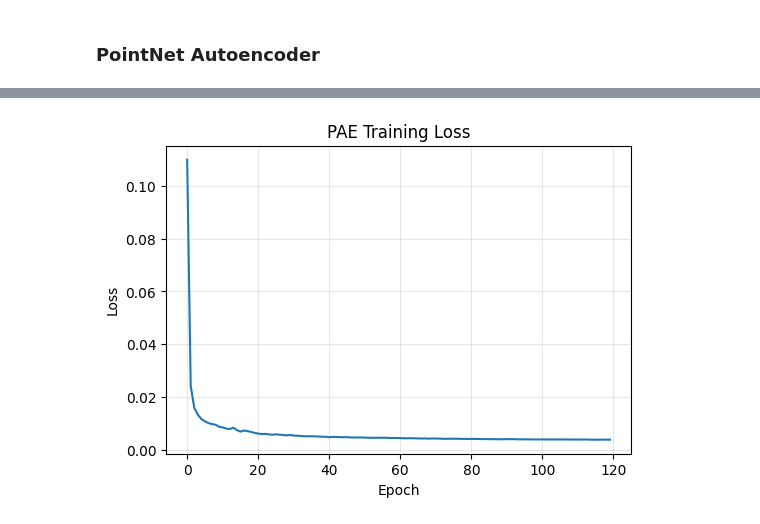
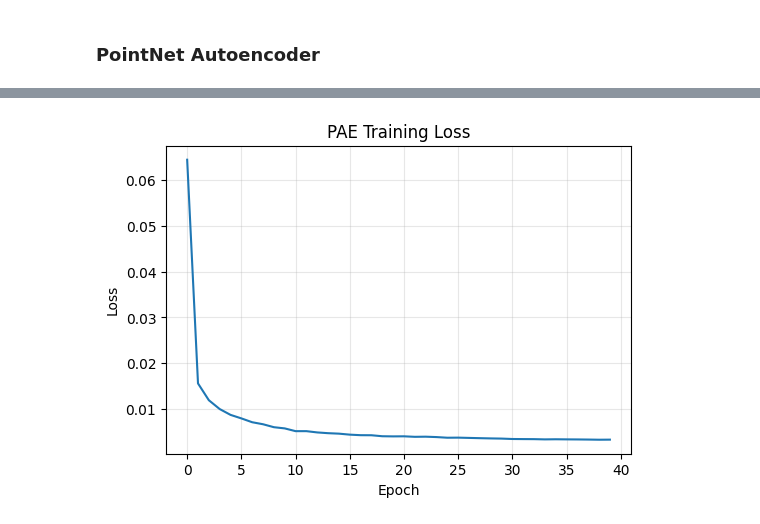
Before and after one commit to RadioActiveBlackTi/nn-experimental-toybooks, a Jupyter notebook: 05-point-cloud-autoencoder.ipynb, the cells around one changed output, grey strips where cells are left out. Cells and saved outputs as stored; diff of their text form; code cells hidden in the pictures.

```diff
--- a/05-point-cloud-autoencoder.ipynb
+++ b/05-point-cloud-autoencoder.ipynb
@@ -143,24 +231,14 @@ class STNKd(nn.Module):
         x = x.view(-1, self.k, self.k)  # (B, k, k)
         return x
 # %%
-class PointNetEncoder(nn.Module):
-    def __init__(self, latent_dim=64):
+class PointNetFeature(nn.Module):
+    def __init__(self):
         super().__init__()
         self.input_transform = STNKd(3)
         self.conv1 = nn.Sequential(nn.Conv1d(3, 64, 1), nn.BatchNorm1d(64))
         self.feature_transform = STNKd(64)
         self.conv2 = nn.Sequential(nn.Conv1d(64, 128, 1), nn.BatchNorm1d(128))
         self.conv3 = nn.Sequential(nn.Conv1d(128, 1024, 1), nn.BatchNorm1d(1024))
-
-        self.fc = nn.Sequential(
-            nn.Linear(1024, 512),
-            nn.BatchNorm1d(512),
-            nn.ReLU(),
-            nn.Linear(512, 256),
-            nn.BatchNorm1d(256),
-            nn.ReLU(),
-            nn.Linear(256, latent_dim)
-        )
 
     def forward(self, x):
         # Input: (B, N, 3)
@@ -174,9 +252,30 @@ class PointNetEncoder(nn.Module):
         x = F.relu(self.conv2(x))  # (B, 128, N)
         x = F.relu(self.conv3(x))  # (B, 1024, N)
         x = torch.max(x, 2)[0]  # (B, 1024)
-        x = self.fc(x)  # (B, latent_dim)
 
         return x, t3, t64 # should regularize t3, t64 to orthogonal matrices
+# %%
+class PointNetEncoder(nn.Module):
+    def __init__(self, latent_dim=64):
+        super().__init__()
+        self.pointnet_feature = PointNetFeature()
+        self.fc = nn.Sequential(
+            nn.Linear(1024, 512),
+            nn.BatchNorm1d(512),
+            nn.ReLU(),
+            nn.Linear(512, 256),
+            nn.BatchNorm1d(256),
+            nn.ReLU(),
+            nn.Linear(256, latent_dim)
+        )
+
+    def forward(self, x):
+        # Input: (B, N, 3)
+        # Output: (B, latent_dim)
+        features, t3, t64 = self.pointnet_feature(x)  # (B, 1024)
+        x = self.fc(features)  # (B, latent_dim)
+
+        return x, t3, t64 # should regularize t3, t64 to orthogonal matrices
 # %%
 def orthogonal_regularization(t, reg_weight=1e-3):
     # t: (B, k, k)
@@ -338,7 +437,7 @@ def train_PAE(pae, dataloader, n_epochs=120, lr=3e-4, weight_decay=1e-4):
             data = data.to(device).float()  # (B, N, 3)
             optimizer.zero_grad()
 
-            loss = pae.loss_forward(data, reg_weight=1e-3)
+            loss = pae.loss_forward(data)
             loss.backward()
             torch.nn.utils.clip_grad_norm_(list(pae.parameters()), max_norm=1.0)
             optimizer.step()
@@ -353,10 +452,12 @@ def train_PAE(pae, dataloader, n_epochs=120, lr=3e-4, weight_decay=1e-4):
 
     return losses
 # %%
+epochs = 40
+
 ldim = 64
 PAE = PointCloudAutoencoder(latent_dim=ldim, n_points=2048).to(device)
 
-losses = train_PAE(PAE, trainloader, n_epochs=120, lr=3e-4, weight_decay=1e-4)
+losses = train_PAE(PAE, trainloader, n_epochs=epochs, lr=3e-4, weight_decay=1e-4)
 
 plt.figure(figsize=(6, 4))
 plt.plot(losses)
@@ -386,4 +487,4 @@ Epoch 120/120, Loss: 0.003922, LR: 1.000000e-05
-[figure, old version]
+[figure, new version]
 # %%
 def reconstruct_and_visualize(AE, data):
     AE.eval()
```
Also changed, not shown: parts of 31 cells of this notebook, 1 other file.
